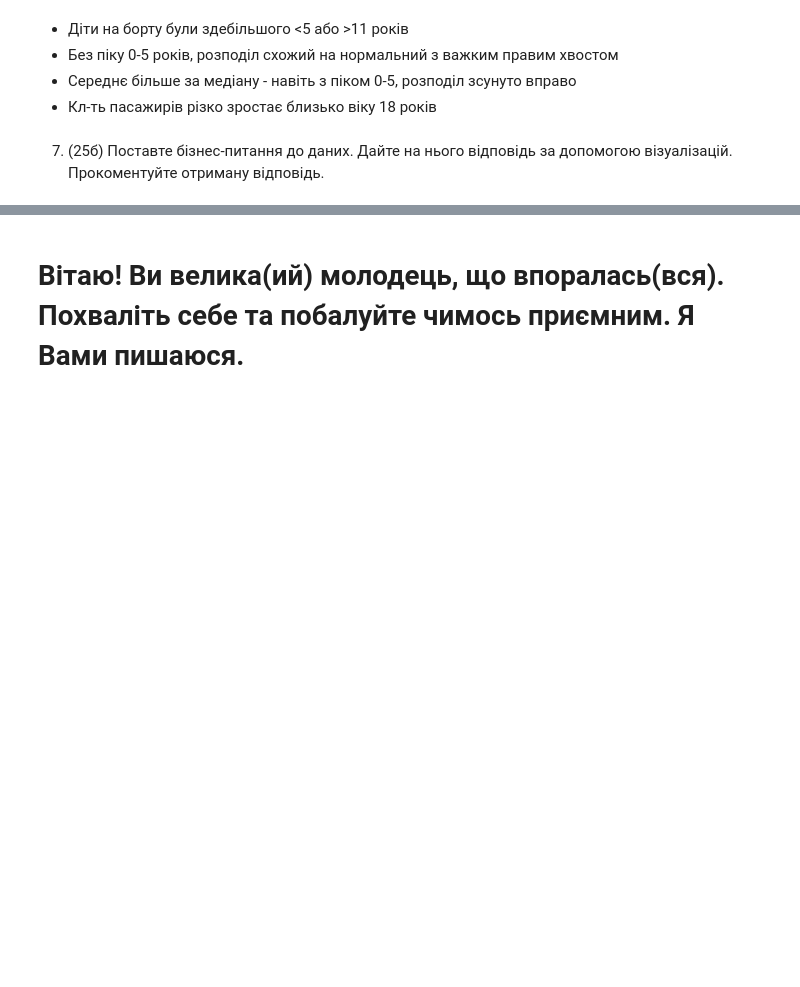
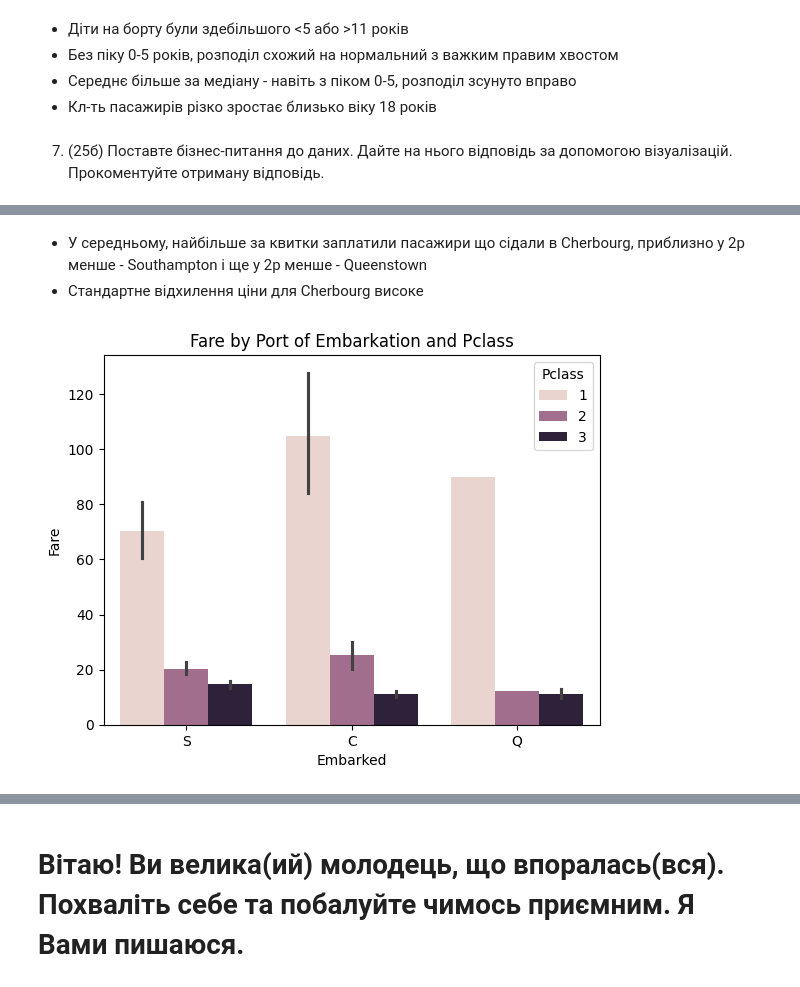
Before and after one commit to IvarY/hello-world, a Jupyter notebook: python_practice_10.ipynb, the cells around one changed output, grey strips where cells are left out. Cells and saved outputs as stored; diff of their text form; code cells hidden in the pictures; blank space fills up the shorter version.

```diff
--- a/python_practice_10.ipynb
+++ b/python_practice_10.ipynb
@@ -141,0 +200,9 @@ plt.show()
+# %% [markdown]
+- У середньому, найбільше за квитки заплатили пасажири що сідали в Cherbourg, приблизно у 2р менше - Southampton і ще у 2р менше - Queenstown
+- Стандартне відхилення ціни для Cherbourg високе
+# %%
+sns.barplot(df, x='Embarked', y='Fare', hue='Pclass')
+plt.title('Fare by Port of Embarkation and Pclass')
+plt.show()
+# %% [output]
+[figure, added]
```
Also changed, not shown: parts of 23 cells of this notebook.
